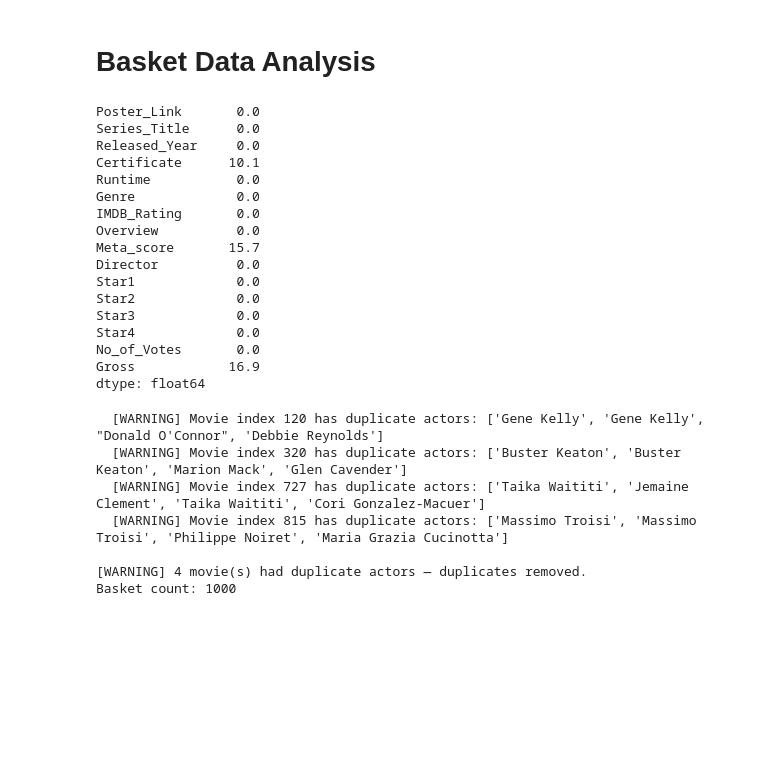
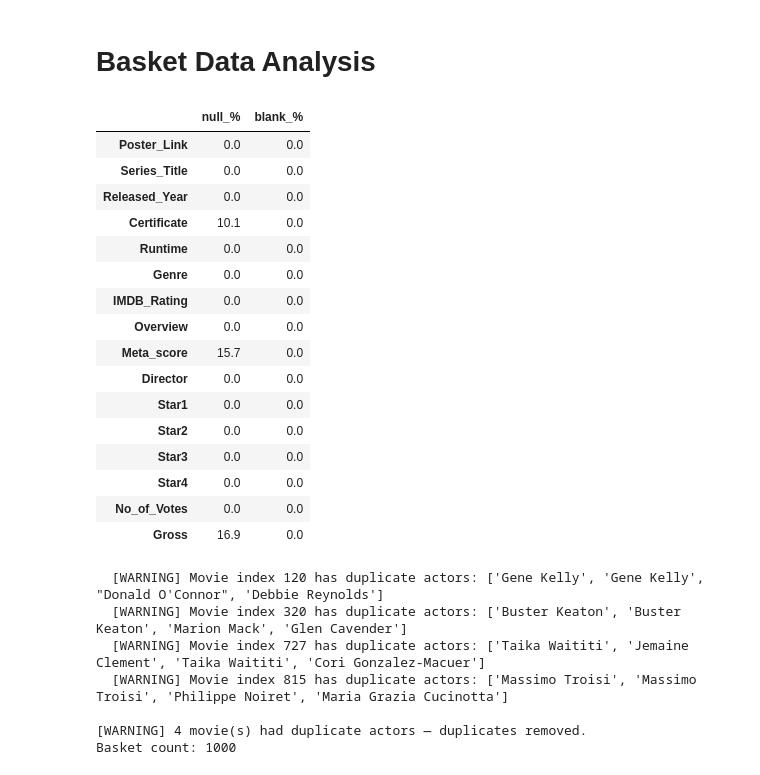
Before and after one commit to bercaakbayir/unimi-dse-amd-assignment, a Jupyter notebook: main.ipynb, the cells around one changed output. Cells and saved outputs as stored; diff of their text form; code cells hidden in the pictures; blank space fills up the shorter version.

```diff
--- a/main.ipynb
+++ b/main.ipynb
@@ -97,25 +97,29 @@ df[['Series_Title', 'Star1', 'Star2', 'Star3', 'Star4']]
 # %% [markdown]
 # Basket Data Analysis
 # %%
-df.isnull().sum() / len(df) * 100
+null_pct = df.isnull().sum() / len(df) * 100
+
+blank_pct = df.apply(lambda col: col.astype(str).str.strip().eq('').sum() / len(df) * 100)
+
+pd.DataFrame({'null_%': null_pct, 'blank_%': blank_pct}).round(2)
 # %% [output]
-Poster_Link       0.0
-Series_Title      0.0
-Released_Year     0.0
-Certificate      10.1
-Runtime           0.0
-Genre             0.0
-IMDB_Rating       0.0
-Overview          0.0
-Meta_score       15.7
-Director          0.0
-Star1             0.0
-Star2             0.0
-Star3             0.0
-Star4             0.0
-No_of_Votes       0.0
-Gross            16.9
-dtype: float64
+|  | null_% | blank_% |
+| Poster_Link | 0.0 | 0.0 |
+| Series_Title | 0.0 | 0.0 |
+| Released_Year | 0.0 | 0.0 |
+| Certificate | 10.1 | 0.0 |
+| Runtime | 0.0 | 0.0 |
+| Genre | 0.0 | 0.0 |
+| IMDB_Rating | 0.0 | 0.0 |
+| Overview | 0.0 | 0.0 |
+| Meta_score | 15.7 | 0.0 |
+| Director | 0.0 | 0.0 |
+| Star1 | 0.0 | 0.0 |
+| Star2 | 0.0 | 0.0 |
+| Star3 | 0.0 | 0.0 |
+| Star4 | 0.0 | 0.0 |
+| No_of_Votes | 0.0 | 0.0 |
+| Gross | 16.9 | 0.0 |
 # %%
 def normalize_name(name: str) -> str:
     name = name.strip()
```
Also changed, not shown: parts of 20 cells of this notebook.
